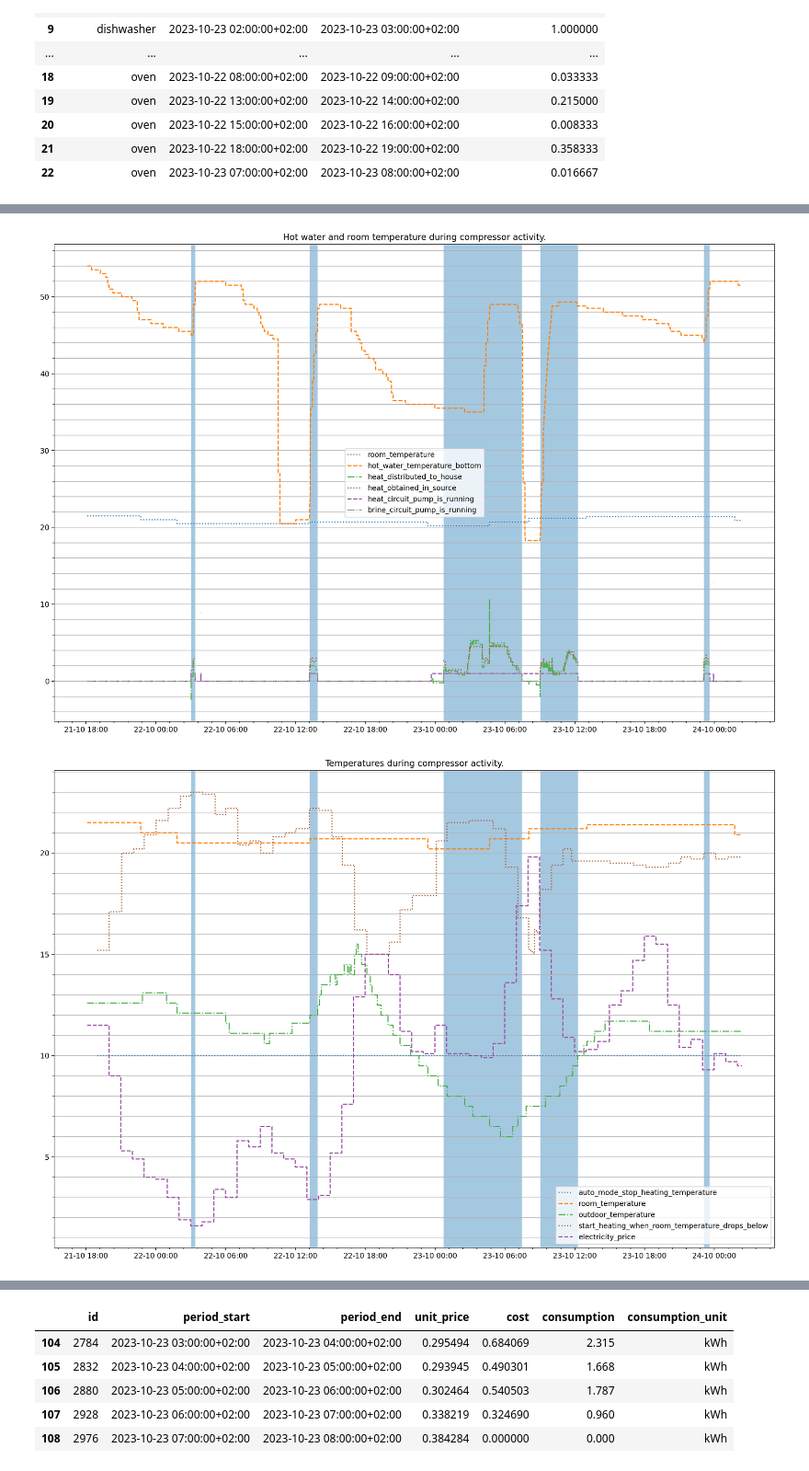
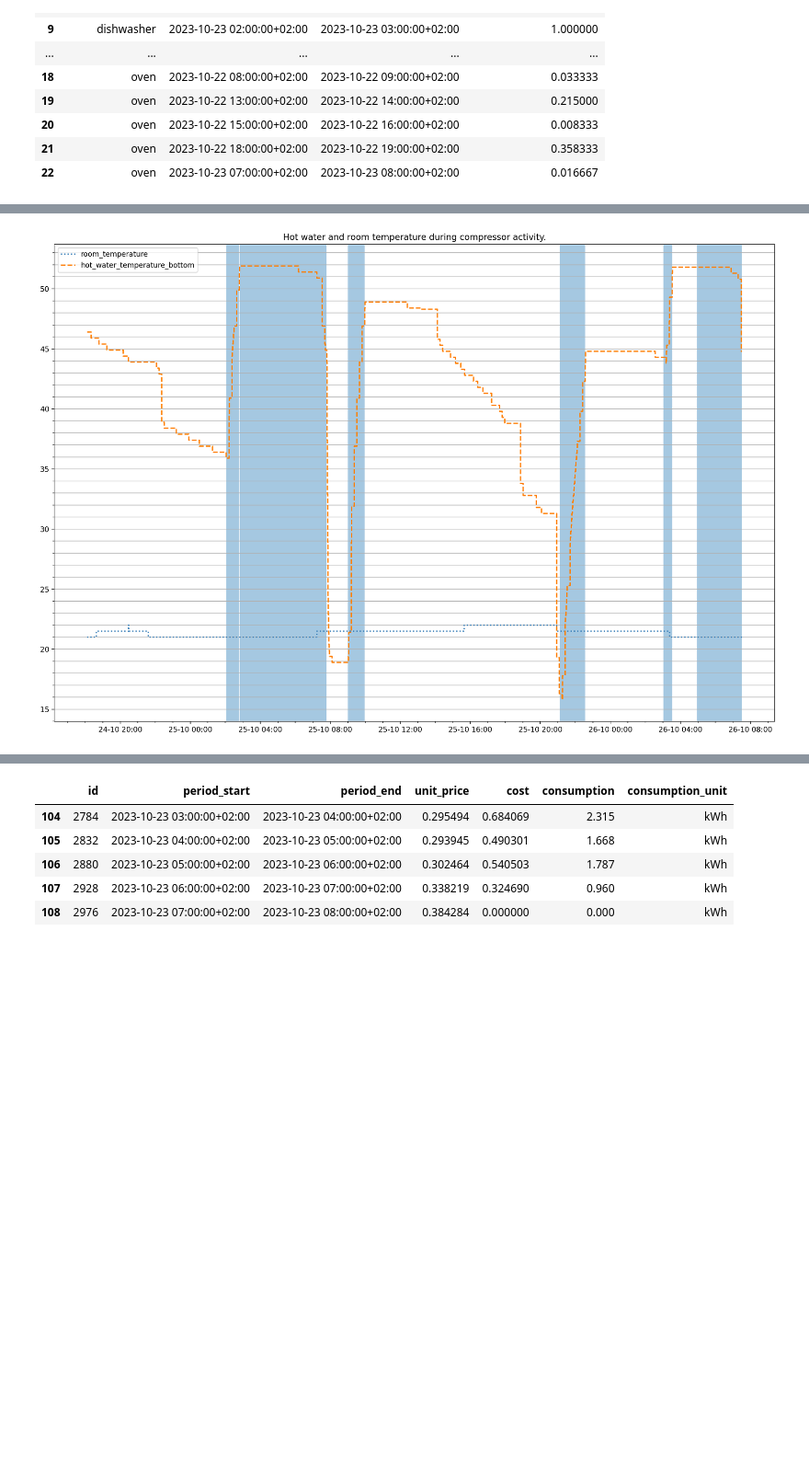
Before and after one commit to bas-vonk/enlighted, a Jupyter notebook: analytics.ipynb, the cells around one changed output, grey strips where cells are left out. Shown at 92% size. Cells and saved outputs as stored; diff of their text form; code cells hidden in the pictures; blank space fills up the shorter version.

```diff
--- a/analytics.ipynb
+++ b/analytics.ipynb
@@ -125,9 +125,9 @@ parameters_per_column_header = {parameter_info['column_header']: parameter_info
 # Read sqlite query results into a pandas DataFrame
 def get_latest_data() -> pd.DataFrame:
 
-    engine = create_engine(f"postgresql+psycopg2://{environ['DB_USERNAME']}:{environ['DB_PASSWORD']}@192.168.2.37:5432/nibe", pool_recycle=3600);
+    engine = create_engine(f"postgresql+psycopg2://{environ['DB_USERNAME']}:{environ['DB_PASSWORD']}@192.168.2.201:5432/nibe", pool_recycle=3600);
     with engine.connect() as conn:
-        df = pd.read_sql("SELECT * from data WHERE to_timestamp(datetime_stored) > NOW() - INTERVAL '72 HOURS'", conn);
+        df = pd.read_sql("SELECT * from data WHERE to_timestamp(datetime_stored) > NOW() - INTERVAL '48 HOURS'", conn);
 
     df['datetime_stored'] = pd.to_datetime(df['datetime_stored'],unit='s', utc=True).dt.floor('S').map(lambda x: x.tz_convert('Europe/Amsterdam')).round('min')
 
@@ -166,7 +166,7 @@ def create_plot(df, title, parameters_to_plot, parameter_for_section_highlight=N
     linestyles = ['dotted', 'dashed', 'dashdot', 'dotted', 'dashed', 'dashdot', 'dotted', 'dashed']
 
     for parameter_to_plot in parameters_to_plot:
-        plt.plot(df[x_axis_key], df[parameter_to_plot], label=parameter_to_plot, color=colors.pop(0), linewidth=1.5, linestyle=linestyles.pop(0), drawstyle='steps-pre')
+        plt.plot(df[x_axis_key], df[parameter_to_plot], label=parameter_to_plot, color=colors.pop(0), linewidth=1.75, linestyle=linestyles.pop(0), drawstyle='steps-pre')
 
     ax.legend()
     ax.grid(axis='y', which='both')
@@ -203,25 +220,5 @@ create_plot(df, 'Electricity prices (and compressor activity).', ['electricity_p
 # %%
-# Get pump activity status
-df['heat_circuit_pump_is_running'] = df.apply(lambda row: int(row['heat_circuit_pump_speed'] > 0), axis=1)
-df['brine_circuit_pump_is_running'] = df.apply(lambda row: int(row['brine_circuit_pump_speed'] > 0), axis=1)
-
-# Determine heat exchange with the source and with the house
-df['heat_distributed_to_house'] = df.apply(lambda row: row['heat_medium_flow_temperature'] - row['heat_medium_flow_return_temperature'], axis=1)
-df['heat_obtained_in_source'] = df.apply(lambda row: row['temperature_brine_in'] - row['temperature_brine_out'], axis=1)
-
-# Remove irrelevant parts
-df['heat_distributed_to_house'] = df.apply(lambda row: row['heat_distributed_to_house'] if row['heat_circuit_pump_is_running'] == 1 else np.NaN, axis=1)
-df['heat_obtained_in_source'] = df.apply(lambda row: row['heat_obtained_in_source'] if row['brine_circuit_pump_is_running'] == 1 else np.NaN, axis=1)
-
 # Create the plot
-create_plot(df, 'Hot water and room temperature during compressor activity.', ['room_temperature', 'hot_water_temperature_bottom', 'heat_distributed_to_house', 'heat_obtained_in_source', 'heat_circuit_pump_is_running', 'brine_circuit_pump_is_running'], 'compressor_is_running')
-
-df['temperature_set_point_spa_corrected'] = df.apply(lambda row: row['temperature_heat_cool_set_point'] + row['smart_price_adaption_temperature_correction'], axis=1)
-df['start_cooling_when_room_temperature_rises_above'] = df.apply(lambda row: row['temperature_set_point_spa_corrected'] + row['temperature_cool_at_room_over_temp'], axis=1)
-df['start_heating_when_room_temperature_drops_below'] = df.apply(lambda row: row['temperature_set_point_spa_corrected'] - row['temperature_heat_at_room_under_temp'], axis=1)
-
-# Create the plot
-create_plot(df, 'Temperatures during compressor activity.', ['auto_mode_stop_heating_temperature', 'room_temperature', 'outdoor_temperature', 'start_heating_when_room_temperature_drops_below', 'electricity_price'], 'compressor_is_running')
+create_plot(df, 'Hot water and room temperature during compressor activity.', ['room_temperature', 'hot_water_temperature_bottom'], 'compressor_is_running')
 # %% [output]
-[figure, old version]
+[figure, new version]
-[figure, removed]
```
Also changed, not shown: parts of 7 cells of this notebook, 1 other file.
